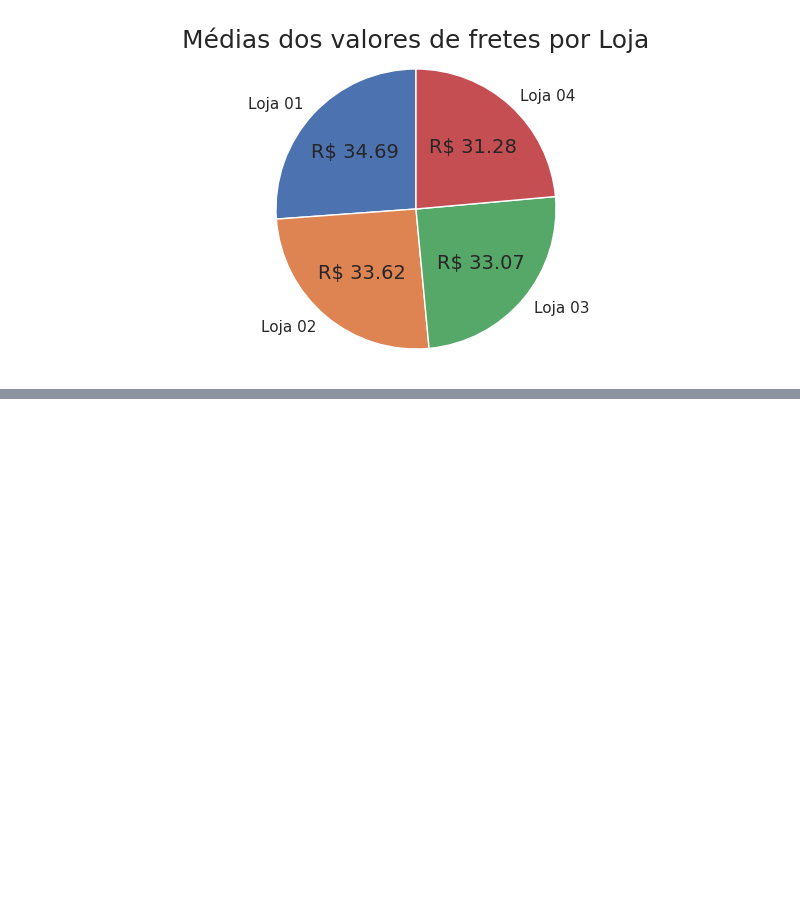
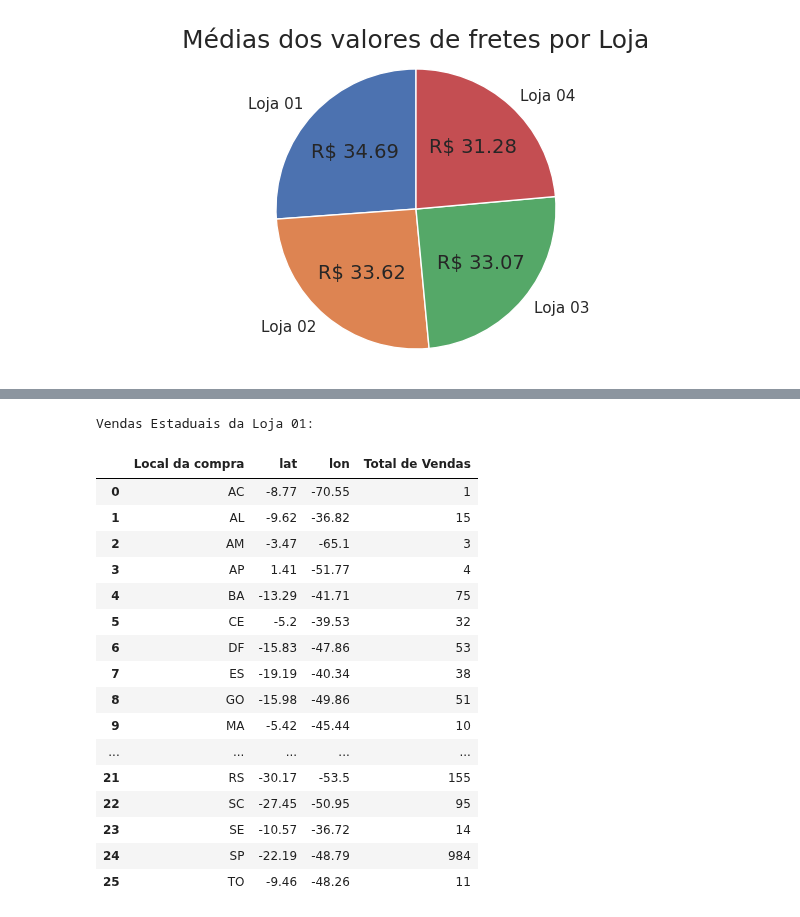
Before and after one commit to carlos-000-carlos/Challenge_1-Alura_Store-Cabral, a Jupyter notebook: AluraStoreBr.ipynb, the cells around one changed output, grey strips where cells are left out. Saved outputs shown, nothing was run; the diff lists cells and outputs as text; code cells hidden in the pictures; blank space fills up the shorter version.

```diff
--- a/AluraStoreBr.ipynb
+++ b/AluraStoreBr.ipynb
@@ -1013,0 +1030,80 @@ plt.show()
+# %%
+loc_vendas = []
+lat_vendas = []
+lon_vendas = []
+geral = []
+
+for i in range(len(lojas)):
+    localizacao = lojas[i].groupby('Local da compra')[['Local da compra']].count()
+    localizacao = localizacao.rename(columns={'Local da compra' : 'Total de Vendas'}).sort_values('Total de Vendas', ascending = False)
+    localizacao = localizacao.reset_index()
+    loc_vendas.append(localizacao)
+
+    lat = lojas[i].groupby('lat')[['lat']].count()
+    lat = lat.rename(columns={'lat' : 'Total de Vendas'}).sort_values('Total de Vendas', ascending = False)
+    lat = lat.reset_index()
+    lat_vendas.append(lat)
+
+    lon = lojas[i].groupby('lon')[['lon']].count()
+    lon = lon.rename(columns={'lon' : 'Total de Vendas'}).sort_values('Total de Vendas', ascending = False)
+    lon = lon.reset_index()
+    lon_vendas.append(lon)
+
+    local = pd.concat([loc_vendas[i], lat_vendas[i], lon_vendas[i]], axis = 1)
+    geral.append(local)
+    geral[i] = geral[i].T.drop_duplicates(keep='last').T.sort_values('Local da compra').reset_index(drop = True)
+
+
+# 1. Converter cada DataFrame para string HTML
+html_loc_1 = geral[0].to_html()
+html_loc_2 = geral[1].to_html()
+html_loc_3 = geral[2].to_html()
+html_loc_4 = geral[3].to_html()
+
+# 3. Combinar os HTMLs em uma estrutura com CSS para layout lado a lado
+# Utilizamos divs com a propriedade 'display: inline-block' para alinhar os elementos
+# e 'margin' para dar espaço entre eles.
+combined_html_4 = f"""
+<div>
+    <div style="display: inline-block; margin-right: 20px;">
+        <h3>Vendas Estaduais da Loja 01:</h3>
+        {html_loc_1}
+    </div>
+    <div style="display: inline-block; margin-right: 20px;">
+        <h3>Vendas Estaduais da Loja 02:</h3>
+        {html_loc_2}
+    </div>
+    <div style="display: inline-block; margin-right: 20px;">
+        <h3>Vendas Estaduais da Loja 03:</h3>
+        {html_loc_3}
+    </div>
+    <div style="display: inline-block;">
+        <h3>Vendas Estaduais da Loja 04:</h3>
+        {html_loc_4}
+    </div>
+</div>
+"""
+
+pd.set_option('display.max_colwidth', None)
+
+# 4. Exibir o HTML combinado na célula do Colab
+display(HTML(combined_html_4))
+# %% [output]
+Vendas Estaduais da Loja 01:
+|  | Local da compra | lat | lon | Total de Vendas |
+| 0 | AC | -8.77 | -70.55 | 1 |
+| 1 | AL | -9.62 | -36.82 | 15 |
+| 2 | AM | -3.47 | -65.1 | 3 |
+| 3 | AP | 1.41 | -51.77 | 4 |
+| 4 | BA | -13.29 | -41.71 | 75 |
+| 5 | CE | -5.2 | -39.53 | 32 |
+| 6 | DF | -15.83 | -47.86 | 53 |
+| 7 | ES | -19.19 | -40.34 | 38 |
+| 8 | GO | -15.98 | -49.86 | 51 |
+| 9 | MA | -5.42 | -45.44 | 10 |
+| ... | ... | ... | ... | ... |
+| 21 | RS | -30.17 | -53.5 | 155 |
+| 22 | SC | -27.45 | -50.95 | 95 |
+| 23 | SE | -10.57 | -36.72 | 14 |
+| 24 | SP | -22.19 | -48.79 | 984 |
+| 25 | TO | -9.46 | -48.26 | 11 |
```
Also changed, not shown: parts of 3 cells of this notebook.
